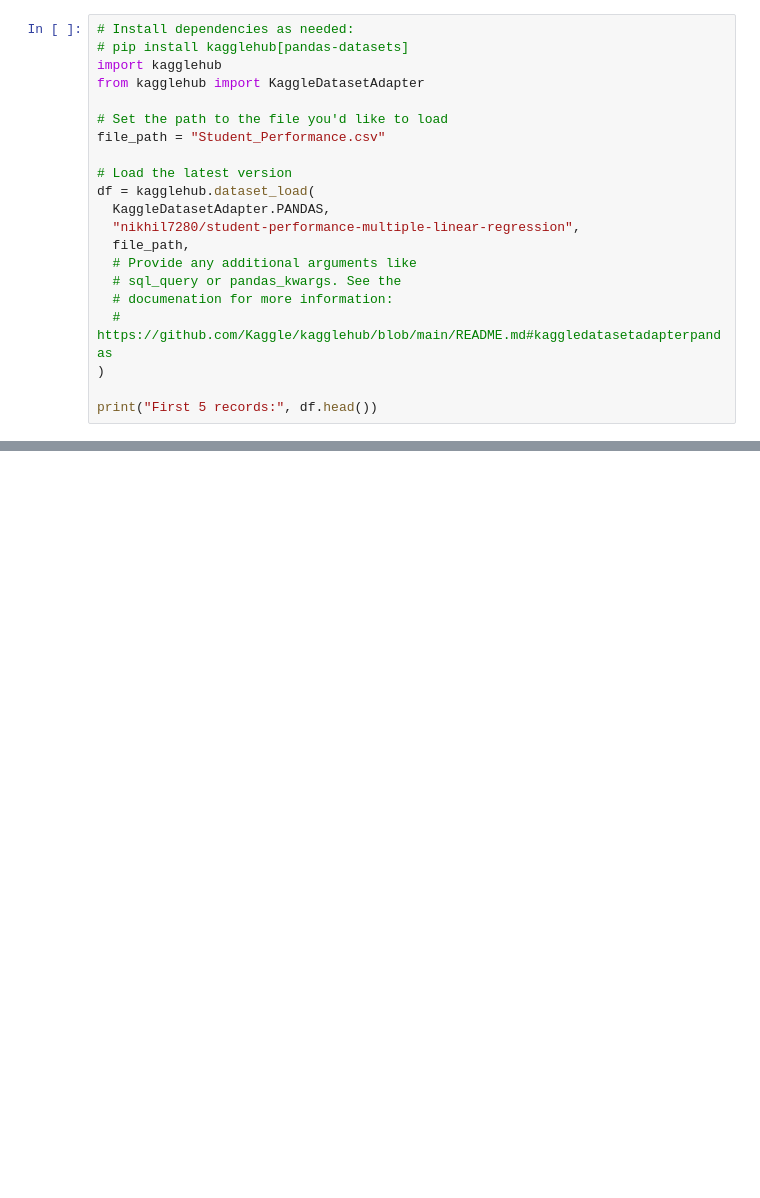
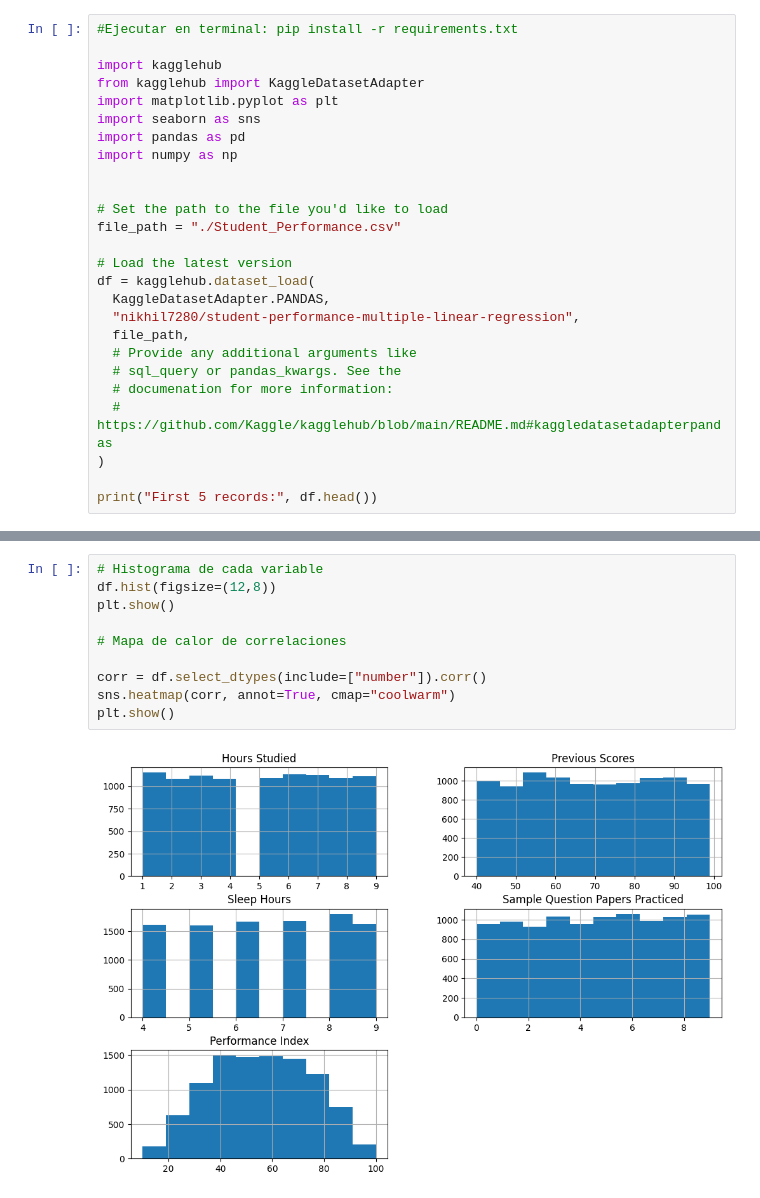
Before and after one commit to Daniel-TEC-17/TareaRegresion, a Jupyter notebook: primeraTarea.ipynb, the cells around one changed output, grey strips where cells are left out. Saved outputs shown, nothing was run; the diff lists cells and outputs as text; blank space fills up the shorter version.

```diff
--- a/primeraTarea.ipynb
+++ b/primeraTarea.ipynb
@@ -1,11 +1,16 @@
 # %%
-# Install dependencies as needed:
-# pip install kagglehub[pandas-datasets]
+#Ejecutar en terminal: pip install -r requirements.txt
+
 import kagglehub
 from kagglehub import KaggleDatasetAdapter
+import matplotlib.pyplot as plt
+import seaborn as sns
+import pandas as pd
+import numpy as np
+
 
 # Set the path to the file you'd like to load
-file_path = "Student_Performance.csv"
+file_path = "./Student_Performance.csv"
 
 # Load the latest version
 df = kagglehub.dataset_load(
@@ -36,0 +42,12 @@ First 5 records:    Hours Studied  Previous Scores Extracurricular Activities  S
+# %%
+# Histograma de cada variable
+df.hist(figsize=(12,8))
+plt.show()
+
+# Mapa de calor de correlaciones
+
+corr = df.select_dtypes(include=["number"]).corr()
+sns.heatmap(corr, annot=True, cmap="coolwarm")
+plt.show()
+# %% [output]
+[figure, added]
```
Also changed, not shown: parts of 6 cells of this notebook, 2 other files.
